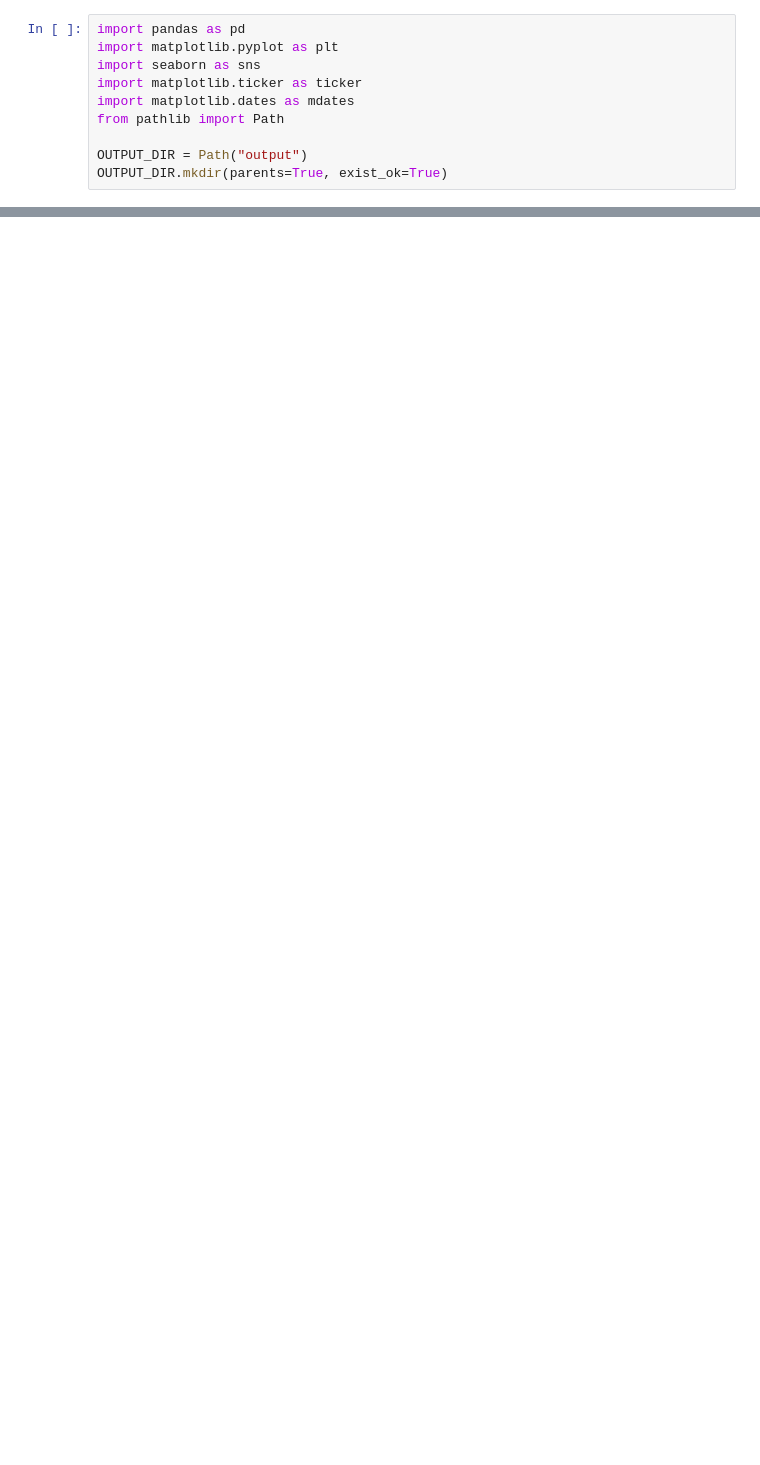
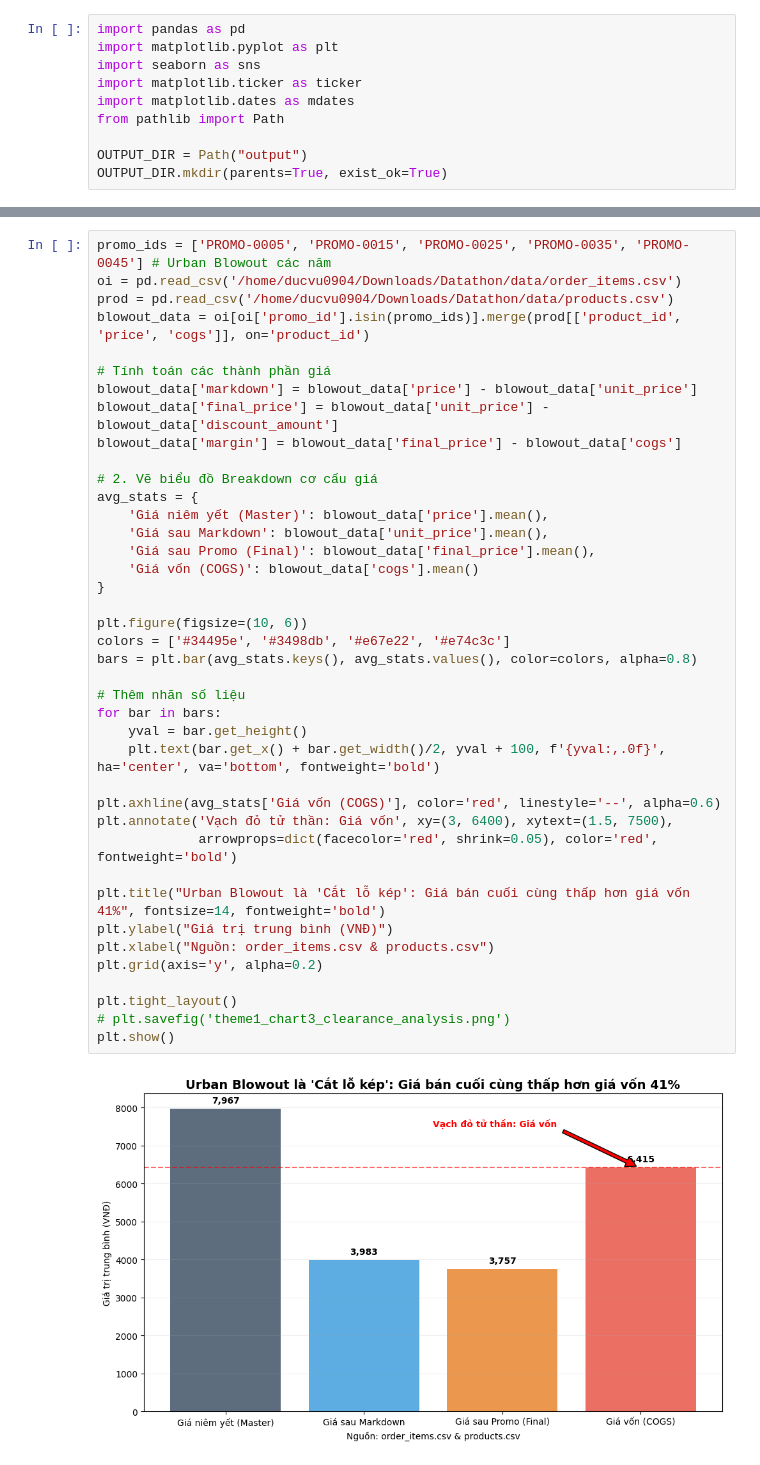
Before and after one commit to ducvu0904/Vinicius-Datathon-2026, a Jupyter notebook: Descriptive.ipynb, the cells around one changed output, grey strips where cells are left out. Saved outputs shown, nothing was run; the diff lists cells and outputs as text; blank space fills up the shorter version.

```diff
--- a/Descriptive.ipynb
+++ b/Descriptive.ipynb
@@ -298,0 +80,42 @@ plt.show()
+# %%
+promo_ids = ['PROMO-0005', 'PROMO-0015', 'PROMO-0025', 'PROMO-0035', 'PROMO-0045'] # Urban Blowout các năm
+oi = pd.read_csv('/home/ducvu0904/Downloads/Datathon/data/order_items.csv')
+prod = pd.read_csv('/home/ducvu0904/Downloads/Datathon/data/products.csv')
+blowout_data = oi[oi['promo_id'].isin(promo_ids)].merge(prod[['product_id', 'price', 'cogs']], on='product_id')
+
+# Tính toán các thành phần giá
+blowout_data['markdown'] = blowout_data['price'] - blowout_data['unit_price']
+blowout_data['final_price'] = blowout_data['unit_price'] - blowout_data['discount_amount']
+blowout_data['margin'] = blowout_data['final_price'] - blowout_data['cogs']
+
+# 2. Vẽ biểu đồ Breakdown cơ cấu giá
+avg_stats = {
+    'Giá niêm yết (Master)': blowout_data['price'].mean(),
+    'Giá sau Markdown': blowout_data['unit_price'].mean(),
+    'Giá sau Promo (Final)': blowout_data['final_price'].mean(),
+    'Giá vốn (COGS)': blowout_data['cogs'].mean()
+}
+
+plt.figure(figsize=(10, 6))
+colors = ['#34495e', '#3498db', '#e67e22', '#e74c3c']
+bars = plt.bar(avg_stats.keys(), avg_stats.values(), color=colors, alpha=0.8)
+
+# Thêm nhãn số liệu
+for bar in bars:
+    yval = bar.get_height()
+    plt.text(bar.get_x() + bar.get_width()/2, yval + 100, f'{yval:,.0f}', ha='center', va='bottom', fontweight='bold')
+
+plt.axhline(avg_stats['Giá vốn (COGS)'], color='red', linestyle='--', alpha=0.6)
+plt.annotate('Vạch đỏ tử thần: Giá vốn', xy=(3, 6400), xytext=(1.5, 7500),
+             arrowprops=dict(facecolor='red', shrink=0.05), color='red', fontweight='bold')
+
+plt.title("Urban Blowout là 'Cắt lỗ kép': Giá bán cuối cùng thấp hơn giá vốn 41%", fontsize=14, fontweight='bold')
+plt.ylabel("Giá trị trung bình (VNĐ)")
+plt.xlabel("Nguồn: order_items.csv & products.csv")
+plt.grid(axis='y', alpha=0.2)
+
+plt.tight_layout()
+# plt.savefig('theme1_chart3_clearance_analysis.png')
+plt.show()
+# %% [output]
+[figure, added]
```
Also changed, not shown: parts of 26 cells of this notebook, 3 other files.
